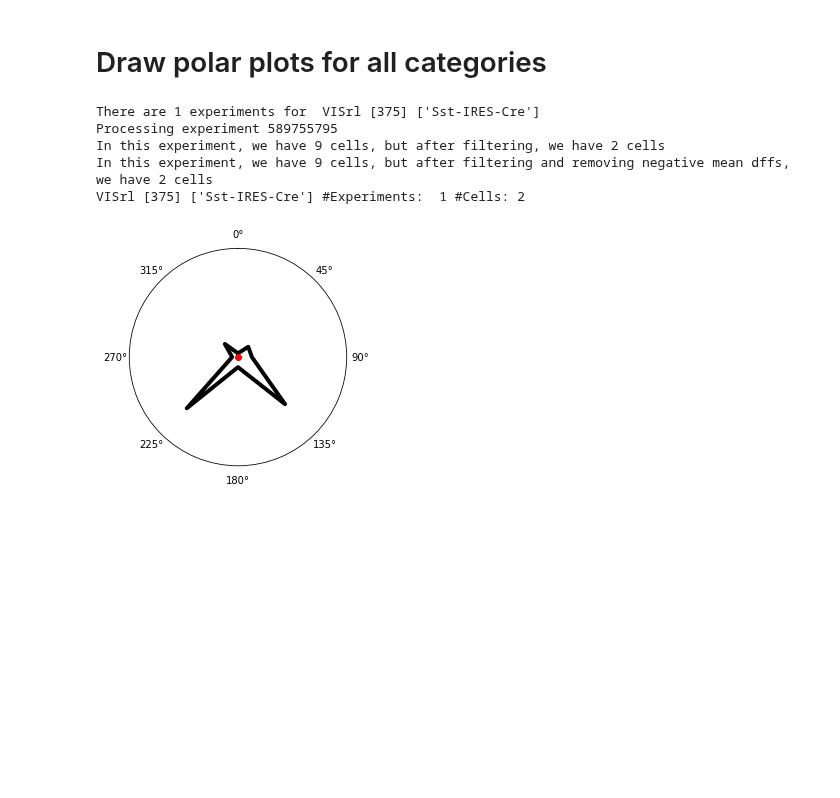
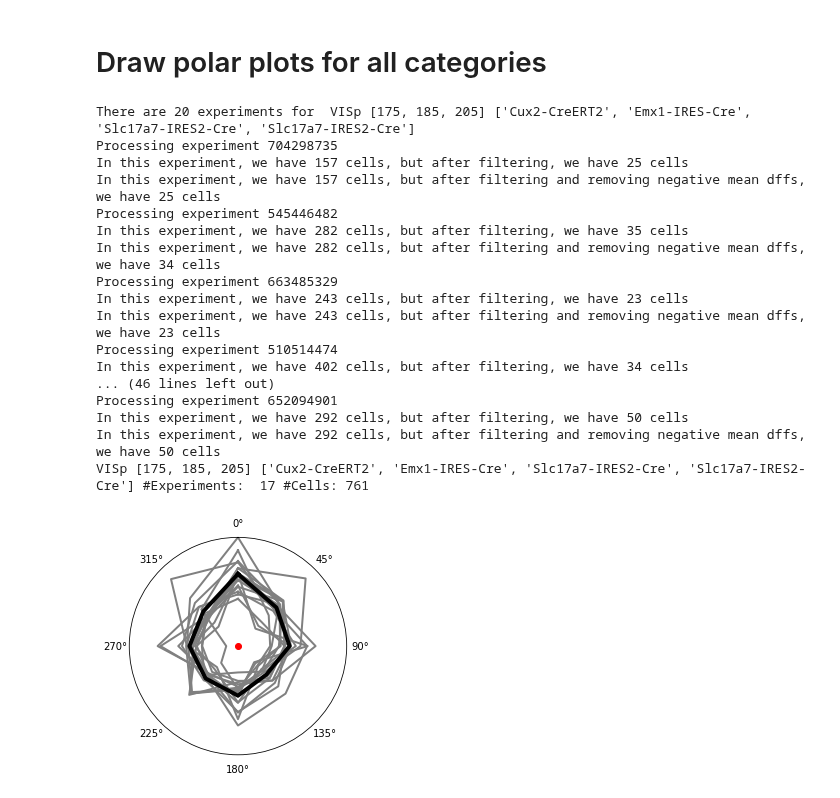
Before and after one commit to AllenInstitute/swdb_2019_student, a Jupyter notebook: visionaries/notebooks/all_polar_results_allen.ipynb, the cells around one changed output. Saved outputs shown, nothing was run; the diff lists cells and outputs as text; code cells hidden in the pictures; blank space fills up the shorter version.

Commit message:
scaled polar plots

```diff
--- a/visionaries/notebooks/all_polar_results_allen.ipynb
+++ b/visionaries/notebooks/all_polar_results_allen.ipynb
@@ -3,7 +3,7 @@
 # %%
 # See this for the list of valid ones https://pastebin.com/NGzvE0Ky
 interesting_categories = [
-#    ('VISp', [175, 185, 205], ['Cux2-CreERT2', 'Emx1-IRES-Cre', 'Slc17a7-IRES2-Cre', 'Slc17a7-IRES2-Cre']),
+    ('VISp', [175, 185, 205], ['Cux2-CreERT2', 'Emx1-IRES-Cre', 'Slc17a7-IRES2-Cre', 'Slc17a7-IRES2-Cre']),
 #    ('VISp', [275, 335, 350], ['Cux2-CreERT2', 'Emx1-IRES-Cre', 'Slc17a7-IRES2-Cre', 'Rorb-IRES2-Cre', 'Scnn1a-Tg3-Cre']),
 #    ('VISp', [375, 390, 400], ['Emx1-IRES-Cre', 'Slc17a7-IRES2-Cre', 'Fezf2-CreER', 'Rbp4-Cre_KL100', 'Tlx3-Cre_PL56'])
 #    ('VISp', [550], ['Ntsr1-Cre_GN220'])
@@ -32,7 +32,7 @@ interesting_categories = [
 #    ('VISrl', [175], ['Cux2-CreERT2', 'Emx1-IRES-Cre', 'Slc17a7-IRES2-Cre'])
 #    ('VISrl', [275, 350], ['Cux2-CreERT2', 'Emx1-IRES-Cre', 'Rorb-IRES2-Cre', 'Nr5a1-Cre'])
 #    ('VISrl', [375], ['Rbp4-Cre_KL100 ', 'Emx1-IRES-Cre', 'Slc17a7-IRES2-Cre'])
-    ('VISrl', [375], ['Sst-IRES-Cre']),
+#    ('VISrl', [375], ['Sst-IRES-Cre']),
 ]
 
 dsi_dg_threshold = 0.5
@@ -132,25 +132,45 @@ def get_one_category_polar_data(boc, targeted_structure, imaging_depths, cre_lin
 # %%
 import warnings; warnings.simplefilter('ignore');
 for targeted_structure, imaging_depths, cre_lines in interesting_categories:
     agg_theta, agg_r, thetas, rs, num_cells = get_one_category_polar_data(
         boc,
         targeted_structure,
         imaging_depths,
         cre_lines)
     if agg_theta is None:
         continue
     print(targeted_structure, imaging_depths, cre_lines, "#Experiments: ", len(thetas), "#Cells:", num_cells)
+    max_r = max(np.array(agg_r).max(), np.array(rs).max())
+
+    agg_r_np = np.array(agg_r)
+    agg_r_np = agg_r_np / max_r
+    rs_np = np.array(rs)
+    rs_np = rs_np / max_r
     fig, ax = plt.subplots(nrows=1, ncols=1, subplot_kw=dict(polar=True))
     polar_plot_population(ax=ax,
         bold_theta = agg_theta,
-        bold_r = agg_r,
+        bold_r = agg_r_np,
         grey_thetas = thetas,
-        grey_rs = rs)
+        grey_rs = rs_np)
+
+
     plt.show()
 # %% [output]
-There are 1 experiments for  VISrl [375] ['Sst-IRES-Cre']
-Processing experiment 589755795
-In this experiment, we have 9 cells, but after filtering, we have 2 cells
-In this experiment, we have 9 cells, but after filtering and removing negative mean dffs, we have 2 cells
-VISrl [375] ['Sst-IRES-Cre'] #Experiments:  1 #Cells: 2
+There are 20 experiments for  VISp [175, 185, 205] ['Cux2-CreERT2', 'Emx1-IRES-Cre', 'Slc17a7-IRES2-Cre', 'Slc17a7-IRES2-Cre']
+Processing experiment 704298735
+In this experiment, we have 157 cells, but after filtering, we have 25 cells
+In this experiment, we have 157 cells, but after filtering and removing negative mean dffs, we have 25 cells
+Processing experiment 545446482
+In this experiment, we have 282 cells, but after filtering, we have 35 cells
+In this experiment, we have 282 cells, but after filtering and removing negative mean dffs, we have 34 cells
+Processing experiment 663485329
+In this experiment, we have 243 cells, but after filtering, we have 23 cells
+In this experiment, we have 243 cells, but after filtering and removing negative mean dffs, we have 23 cells
+Processing experiment 510514474
+In this experiment, we have 402 cells, but after filtering, we have 34 cells
+... (46 lines left out)
+Processing experiment 652094901
+In this experiment, we have 292 cells, but after filtering, we have 50 cells
+In this experiment, we have 292 cells, but after filtering and removing negative mean dffs, we have 50 cells
+VISp [175, 185, 205] ['Cux2-CreERT2', 'Emx1-IRES-Cre', 'Slc17a7-IRES2-Cre', 'Slc17a7-IRES2-Cre'] #Experiments:  17 #Cells: 761
-[figure, old version]
+[figure, new version]
```
Also changed, not shown: 4 other files.
